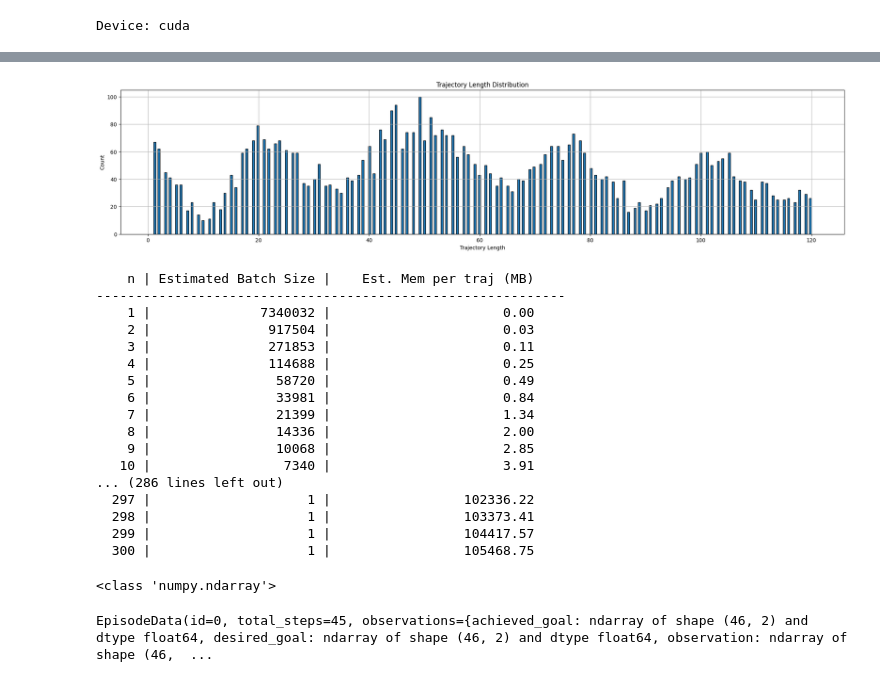
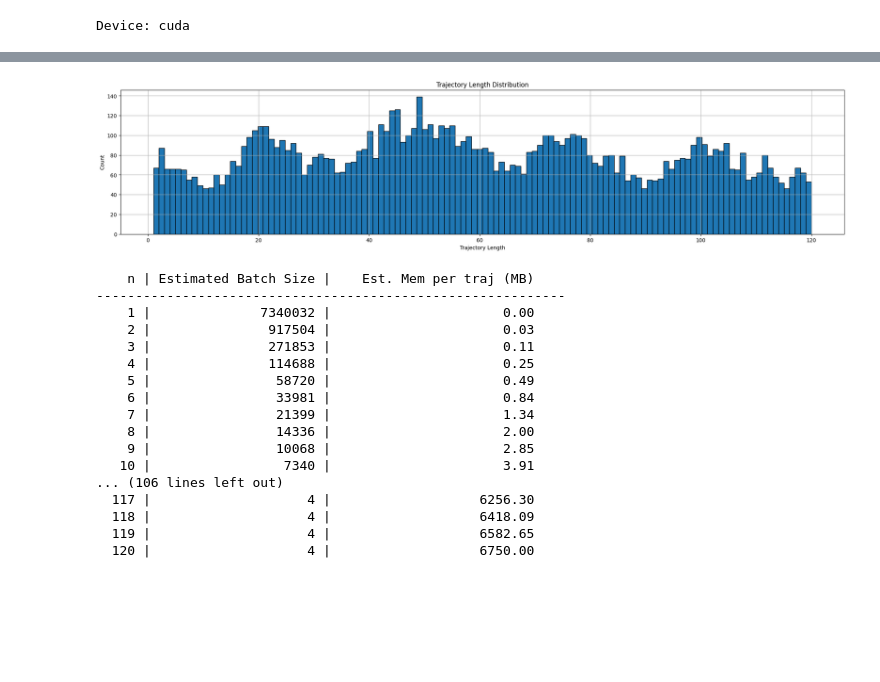
Before and after one commit to Muxi-Qiao/PointMaze, a Jupyter notebook: CFG_Open_Maze.ipynb, the cells around one changed output, grey strips where cells are left out. Drawn from its saved outputs; the diff is of its cells as text; code cells hidden in the pictures; blank space fills up the shorter version.

```diff
--- a/CFG_Open_Maze.ipynb
+++ b/CFG_Open_Maze.ipynb
@@ -96,19 +94,30 @@ class EpisodeDataset(Dataset):
         return self.data[idx]['actions'].shape[0]
 
     @classmethod
-    def create(cls, minari_dataset: minari.MinariDataset, max_steps: int = 300) -> Self:
+    def create(cls, minari_dataset: minari.MinariDataset, max_length: int = 300, seed=42) -> Self:
+        rng = random.Random(seed)
         data = []
 
         for ep_id in trange(minari_dataset.total_episodes):
             ep = minari_dataset[ep_id]
-            if len(ep.actions) > max_steps:
-                continue
 
             observations = ep.observations['achieved_goal']
             actions = ep.actions
             rewards = ep.rewards
             done = ep.truncations
             goals = ep.observations['achieved_goal']
+
+            if len(actions) > max_length:
+                random_len = rng.randint(2, max_length)
+
+                observations = ep.observations['achieved_goal'][:random_len + 1]
+                actions = ep.actions[:random_len]
+                rewards = ep.rewards[:random_len]
+                done = ep.truncations[:random_len]
+                goals = ep.observations['achieved_goal'][:random_len + 1]
+
+                rewards[-1] = 1
+                done[-1] = True
 
             observations = torch.as_tensor(observations, dtype=torch.float32)
             actions = torch.as_tensor(actions, dtype=torch.float32)
@@ -649,7 +668,7 @@ def train(agent: PlanningAgent,
 # %%
 device: str = 'cuda' if torch.cuda.is_available() else 'mps' if torch.backends.mps.is_available() else 'cpu'
 
-episode_dataset: EpisodeDataset = EpisodeDataset.create(minari_dataset, max_steps=160)
+episode_dataset: EpisodeDataset = EpisodeDataset.create(minari_dataset, max_length=120)
 episode_data_loader: DataLoader = DataLoader(episode_dataset, batch_sampler=GroupByLengthSampler.create(episode_dataset, base_memory=(28 * 1024 * 1024)))
 
 print(f'Device: {device}')
@@ -697,23 +728,23 @@ torch.Size([80, 46, 2])
 # %%
 def plot_trajectory_length_histogram(episode_dataset: EpisodeDataset):
     length = []
 
     for trajectory in episode_dataset:
         length.append(trajectory['actions'].shape[0])
 
     plt.figure(figsize=(25, 5))
-    plt.hist(length, bins=300, edgecolor='black')
+    plt.hist(length, bins=120, edgecolor='black')
     plt.title('Trajectory Length Distribution')
     plt.xlabel('Trajectory Length')
     plt.ylabel('Count')
     plt.grid(True)
     plt.show()
 
 plot_trajectory_length_histogram(episode_dataset)
 # %% [output]
-[figure, old version]
+[figure, new version]
 # %%
-def test_batch_size_scheduler(max_len: int = 300, base_memory: int = 28 * 1024 * 1024):
+def test_batch_size_scheduler(max_len: int = 120, base_memory: int = 28 * 1024 * 1024):
     print(f'{"n":>5} | {"Estimated Batch Size":>20} | {"Est. Mem per traj (MB)":>25}')
     print('-' * 60)
     for length in range(1, max_len + 1):
@@ -735,16 +766,8 @@ test_batch_size_scheduler()
     8 |                14336 |                      2.00
     9 |                10068 |                      2.85
    10 |                 7340 |                      3.91
-... (286 lines left out)
-  297 |                    1 |                 102336.22
-  298 |                    1 |                 103373.41
-  299 |                    1 |                 104417.57
-  300 |                    1 |                 105468.75
+... (106 lines left out)
+  117 |                    4 |                   6256.30
+  118 |                    4 |                   6418.09
+  119 |                    4 |                   6582.65
+  120 |                    4 |                   6750.00
-# %%
-print(type(minari_dataset[0].actions))
-# %% [output]
-<class 'numpy.ndarray'>
-# %%
-print(minari_dataset[0])
-# %% [output]
-EpisodeData(id=0, total_steps=45, observations={achieved_goal: ndarray of shape (46, 2) and dtype float64, desired_goal: ndarray of shape (46, 2) and dtype float64, observation: ndarray of shape (46,  ...
```
Also changed, not shown: parts of 12 cells of this notebook.
